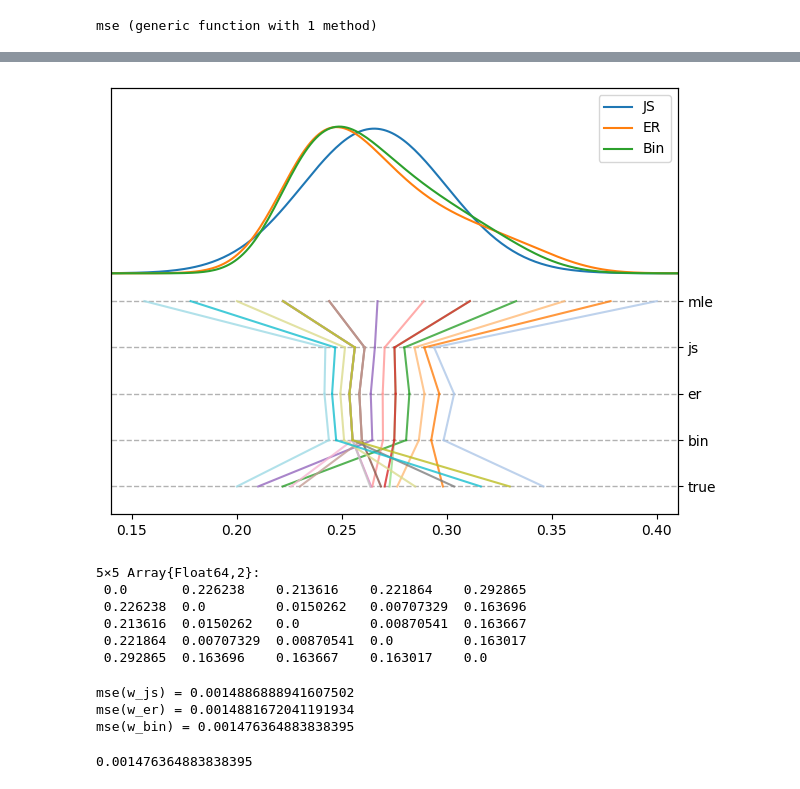
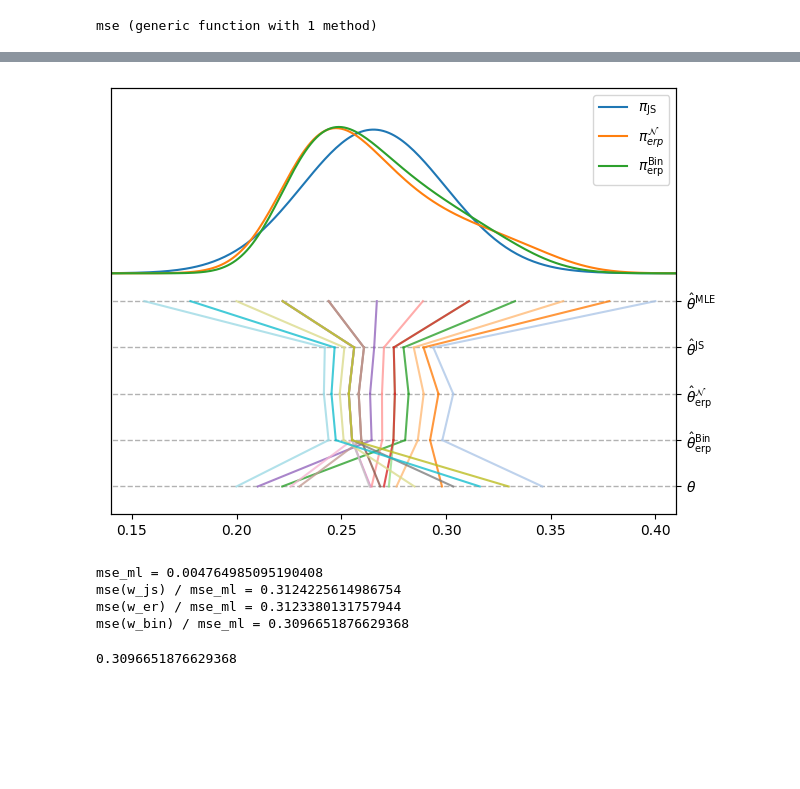
Before and after one commit to axsk/OEBayes, a Jupyter notebook: notebooks/baseball.ipynb, the cells around one changed output, grey strips where cells are left out. Drawn from its saved outputs; the diff is of its cells as text; code cells hidden in the pictures; blank space fills up the shorter version.

Commit message:
fix midpoint rule, legends, clean up

```diff
--- a/notebooks/baseball.ipynb
+++ b/notebooks/baseball.ipynb
@@ -65,0 +73,11 @@ w_er, reg = cverp(m, data, rs = linspace(0.0405,0.041,10))
+# %%
+# TODO: Binomial Model
+
+m_bin = ObjectiveEmpiricalBayes.BinomialModel(N, xs)
+reg_bin = 0
+
+data_bin = round.(Int, data * N)
+w_bin, reg = cverp(m_bin, data_bin, rs = linspace(0.025,0.04,10))
+
+figure()
+plot(xs, w_bin)
@@ -92,12 +108,0 @@ mse(w_er) = 0.0014881672041191934
-# %%
-# TODO: Binomial Model
-
-m_bin = ObjectiveEmpiricalBayes.BinomialModel(N, xs)
-reg_bin = 0
-
-data_bin = round.(Int, data * N)
-w_bin, reg = cverp(m_bin, data_bin, rs = linspace(0.01,0.05,100))
-
-@show mse(w_bin)
-figure()
-plot(xs, w_bin)
@@ -129,10 +108,0 @@ mse(w_bin) = 0.001476364883838395
-# %%
-# TODO: Binomial Model
-
-m_bin = ObjectiveEmpiricalBayes.BinomialModel(N, xs)
-reg_bin = 0
-
-w_bin = ebprior(m_bin,  round.(Int,data * N), ReferenceRegularizer(m_bin,  reg_bin), OPTCONFIG)
-
-@show mse(w_bin)
-plot(xs, w_bin)
@@ -189,9 +135,9 @@ fig, ax1 = subplots()
 xmin, xmax = .14, .41
 ymin, ymax = -0.026, 0.02
 
-plot(xs, w_js, label="JS")
-plot(xs, w_er, label="ER")
-plot(xs, w_bin, label="Bin")
+plot(xs, w_js, label="\$\\pi_{\\rm JS}\$")
+plot(xs, w_er, label="\$\\pi^{\\mathcal{N}}_{erp}\$")
+plot(xs, w_bin, label="\$\\pi^{\\rmBin}_{\\rmerp}\$")
 legend()
 
 #grid(which="major",axis="both", alpha=0.2)
@@ -199,50 +145,49 @@ legend()
 xlim(xmin, xmax)
 ylim(ymin, ymax)
 ax1.set_yticks([])
 
 #subplot(212, sharex=ax1)
 offset = -0.003
 scale=-5e-3
 
 dots = hcat(data, posts, truth)
 scale = scale=-5e-3
 
 yt = vcat([0,1,2,3,4] .* scale.+offset)
-ytl = vcat(["mle", "js", "er", "bin", "true"])
+ytl = vcat(["\$\\hat\\theta^{\\rmMLE}\$",
+        "\$\\hat\\theta^{\\rmJS}\$",
+        "\$\\hat\\theta_{\\rmerp}^{\\mathcal{N}}\$",
+        "\$\\hat\\theta_{\\rmerp}^{\\rmBin}\$",
+        "\$\\theta\$"])
 
 ax2 = ax1.twinx()
 #ax2.yaxis.set_label_position("right")
 
 
 ax2.set_ylim(ymin , ymax)
 ax2.set_yticks(yt)
 ax2.set_yticklabels(ytl)
 
 ax2.hlines([0,1,2,3,4] .* scale.+offset, 0, 1, linewidth=1, alpha=0.3, linestyle="dashed")
 
 for i=1:size(dots, 1)
     for j=1:size(dots, 2)-1
         ax2.plot([dots[i,j], dots[i,j+1]], [j-1,j].*scale.+offset, alpha=0.8, c=PyPlot.cm.tab20(i/18))
     end
 end
 fig.tight_layout()
 # %% [output]
-[figure, old version]
+[figure, new version]
-# %%
-[sqrt(sum((dots[:,j] - dots[:,i]).^2)) for i=1:5, j=1:5]
-# %% [output]
-5×5 Array{Float64,2}:
- 0.0       0.226238    0.213616    0.221864    0.292865
- 0.226238  0.0         0.0150262   0.00707329  0.163696
- 0.213616  0.0150262   0.0         0.00870541  0.163667
- 0.221864  0.00707329  0.00870541  0.0         0.163017
- 0.292865  0.163696    0.163667    0.163017    0.0
 # %%
-@show mse(w_js)
-@show mse(w_er)
-@show mse(w_bin)
+# compute mean squared errors
+mse_ml = mean(x->x^2, data - truth)
+@show mse_ml
+@show mse(w_js) / mse_ml
+@show mse(w_er) / mse_ml
+@show mse(w_bin) / mse_ml
 # %% [output]
-mse(w_js) = 0.0014886888941607502
-mse(w_er) = 0.0014881672041191934
-mse(w_bin) = 0.001476364883838395
+mse_ml = 0.004764985095190408
+mse(w_js) / mse_ml = 0.3124225614986754
+mse(w_er) / mse_ml = 0.3123380131757944
+mse(w_bin) / mse_ml = 0.3096651876629368
-0.001476364883838395
+0.3096651876629368
```
Also changed, not shown: parts of 15 cells of this notebook, 4 other files.
